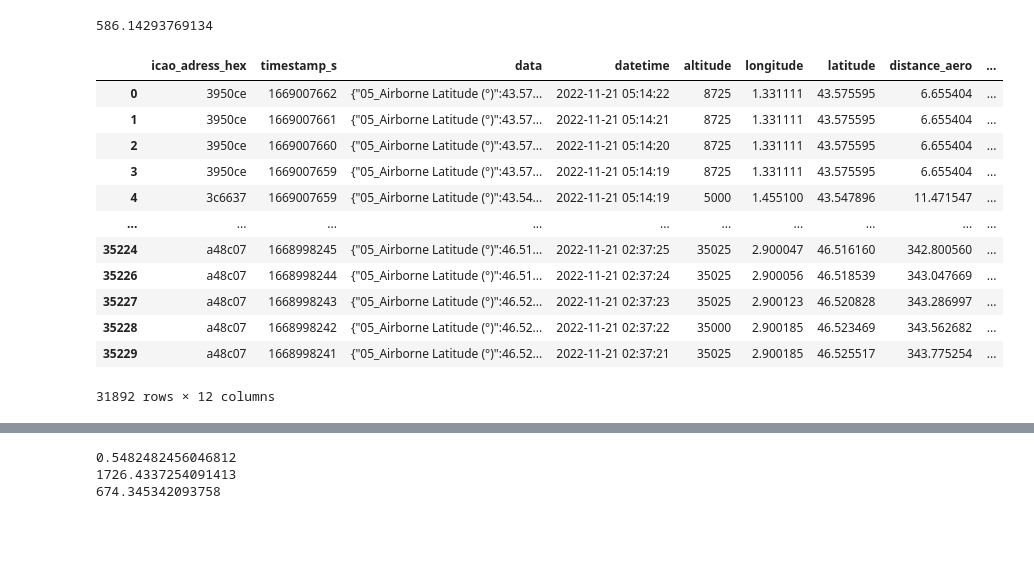
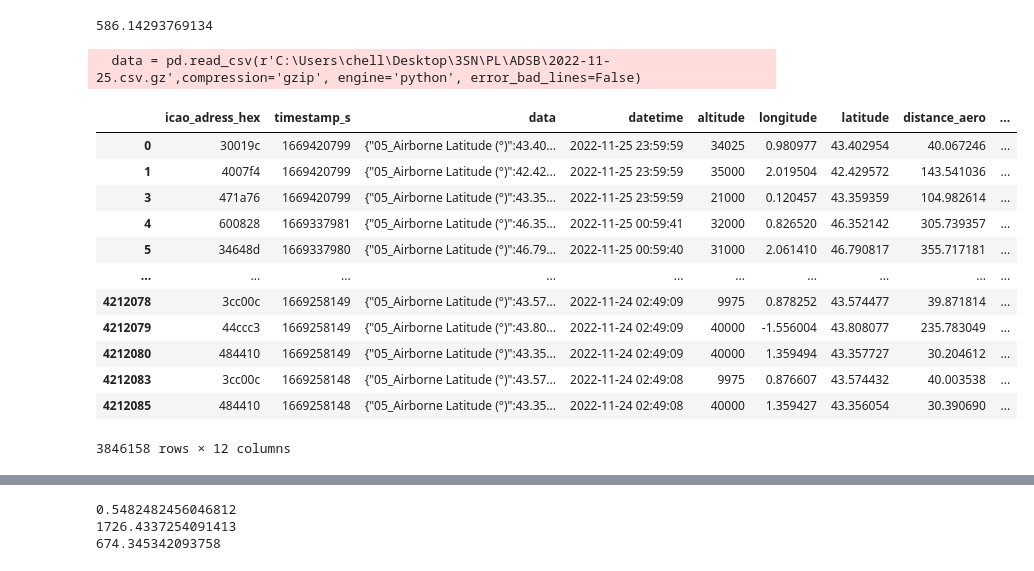
Before and after one commit to mboultam/Boultam-Meriem, a Jupyter notebook: objectif1-et autres.ipynb, the cells around one changed output, grey strips where cells are left out. Cells and saved outputs as stored; diff of their text form; code cells hidden in the pictures; blank space fills up the shorter version.

```diff
--- a/objectif1-et autres.ipynb
+++ b/objectif1-et autres.ipynb
@@ -31,11 +37,12 @@ distance = haversine_distance(latitude_aero, longitude_aero, lat, long)
 print(distance)
 # %% [output]
 586.14293769134
+# %%
+data = pd.read_csv(r'C:\Users\chell\Desktop\3SN\PL\ADSB\2022-11-25.csv.gz',compression='gzip', engine='python', error_bad_lines=False)
+# %% [output]
+  data = pd.read_csv(r'C:\Users\chell\Desktop\3SN\PL\ADSB\2022-11-25.csv.gz',compression='gzip', engine='python', error_bad_lines=False)
 # %%
 
-#data = pd.read_csv("output_example.csv")
-#data = pd.read_csv("2022-09-29.csv")
-data = pd.read_csv("2022-11-22.csv")
 alt_list = []
 lat_list = []
 long_list = []
@@ -92,45 +99,45 @@ for i in range (len(data)) :
 
    except:
       #print("erreur")
       alt_list.append(-100)
       long_list.append(-100)
       lat_list.append(-100)
       surf_list.append(-100)
       rate_list.append(-100)
       distance_aero_list.append(-100)
       sonore_list.append(-100)
       flightid_list.append("")     # A verifier
 
 
 data.loc[:, 'altitude'] = alt_list
 data.loc[:, 'longitude'] = long_list
 data.loc[:, 'latitude'] = lat_list
 data.loc[:, 'distance_aero'] = distance_aero_list
 data.loc[:, 'TAS'] = surf_list
 data.loc[:, 'vertical_rate'] = rate_list
 data.loc[:, 'Flight_ID'] = flightid_list
 data.loc[:, 'niveau_sonore'] = sonore_list
 
 
 
 data.drop(data[data['altitude']==-100].index,  inplace = True)
 data = data.dropna(subset=['longitude','latitude'])
 
 data
 # %% [output]
 |  | icao_adress_hex | timestamp_s | data | datetime | altitude | longitude | latitude | distance_aero | ... |
-| 0 | 3950ce | 1669007662 | {"05_Airborne Latitude (°)":43.57... | 2022-11-21 05:14:22 | 8725 | 1.331111 | 43.575595 | 6.655404 | ... |
-| 1 | 3950ce | 1669007661 | {"05_Airborne Latitude (°)":43.57... | 2022-11-21 05:14:21 | 8725 | 1.331111 | 43.575595 | 6.655404 | ... |
-| 2 | 3950ce | 1669007660 | {"05_Airborne Latitude (°)":43.57... | 2022-11-21 05:14:20 | 8725 | 1.331111 | 43.575595 | 6.655404 | ... |
-| 3 | 3950ce | 1669007659 | {"05_Airborne Latitude (°)":43.57... | 2022-11-21 05:14:19 | 8725 | 1.331111 | 43.575595 | 6.655404 | ... |
-| 4 | 3c6637 | 1669007659 | {"05_Airborne Latitude (°)":43.54... | 2022-11-21 05:14:19 | 5000 | 1.455100 | 43.547896 | 11.471547 | ... |
+| 0 | 30019c | 1669420799 | {"05_Airborne Latitude (°)":43.40... | 2022-11-25 23:59:59 | 34025 | 0.980977 | 43.402954 | 40.067246 | ... |
+| 1 | 4007f4 | 1669420799 | {"05_Airborne Latitude (°)":42.42... | 2022-11-25 23:59:59 | 35000 | 2.019504 | 42.429572 | 143.541036 | ... |
+| 3 | 471a76 | 1669420799 | {"05_Airborne Latitude (°)":43.35... | 2022-11-25 23:59:59 | 21000 | 0.120457 | 43.359359 | 104.982614 | ... |
+| 4 | 600828 | 1669337981 | {"05_Airborne Latitude (°)":46.35... | 2022-11-25 00:59:41 | 32000 | 0.826520 | 46.352142 | 305.739357 | ... |
+| 5 | 34648d | 1669337980 | {"05_Airborne Latitude (°)":46.79... | 2022-11-25 00:59:40 | 31000 | 2.061410 | 46.790817 | 355.717181 | ... |
 | ... | ... | ... | ... | ... | ... | ... | ... | ... | ... |
-| 35224 | a48c07 | 1668998245 | {"05_Airborne Latitude (°)":46.51... | 2022-11-21 02:37:25 | 35025 | 2.900047 | 46.516160 | 342.800560 | ... |
-| 35226 | a48c07 | 1668998244 | {"05_Airborne Latitude (°)":46.51... | 2022-11-21 02:37:24 | 35025 | 2.900056 | 46.518539 | 343.047669 | ... |
-| 35227 | a48c07 | 1668998243 | {"05_Airborne Latitude (°)":46.52... | 2022-11-21 02:37:23 | 35025 | 2.900123 | 46.520828 | 343.286997 | ... |
-| 35228 | a48c07 | 1668998242 | {"05_Airborne Latitude (°)":46.52... | 2022-11-21 02:37:22 | 35000 | 2.900185 | 46.523469 | 343.562682 | ... |
-| 35229 | a48c07 | 1668998241 | {"05_Airborne Latitude (°)":46.52... | 2022-11-21 02:37:21 | 35025 | 2.900185 | 46.525517 | 343.775254 | ... |
+| 4212078 | 3cc00c | 1669258149 | {"05_Airborne Latitude (°)":43.57... | 2022-11-24 02:49:09 | 9975 | 0.878252 | 43.574477 | 39.871814 | ... |
+| 4212079 | 44ccc3 | 1669258149 | {"05_Airborne Latitude (°)":43.80... | 2022-11-24 02:49:09 | 40000 | -1.556004 | 43.808077 | 235.783049 | ... |
+| 4212080 | 484410 | 1669258149 | {"05_Airborne Latitude (°)":43.35... | 2022-11-24 02:49:09 | 40000 | 1.359494 | 43.357727 | 30.204612 | ... |
+| 4212083 | 3cc00c | 1669258148 | {"05_Airborne Latitude (°)":43.57... | 2022-11-24 02:49:08 | 9975 | 0.876607 | 43.574432 | 40.003538 | ... |
+| 4212085 | 484410 | 1669258148 | {"05_Airborne Latitude (°)":43.35... | 2022-11-24 02:49:08 | 40000 | 1.359427 | 43.356054 | 30.390690 | ... |
-31892 rows × 12 columns
+3846158 rows × 12 columns
 # %%
 indice_list = [*set(indice_list)]
 print(len(indice_list))
```
Also changed, not shown: parts of 34 cells of this notebook, 1 other file.
